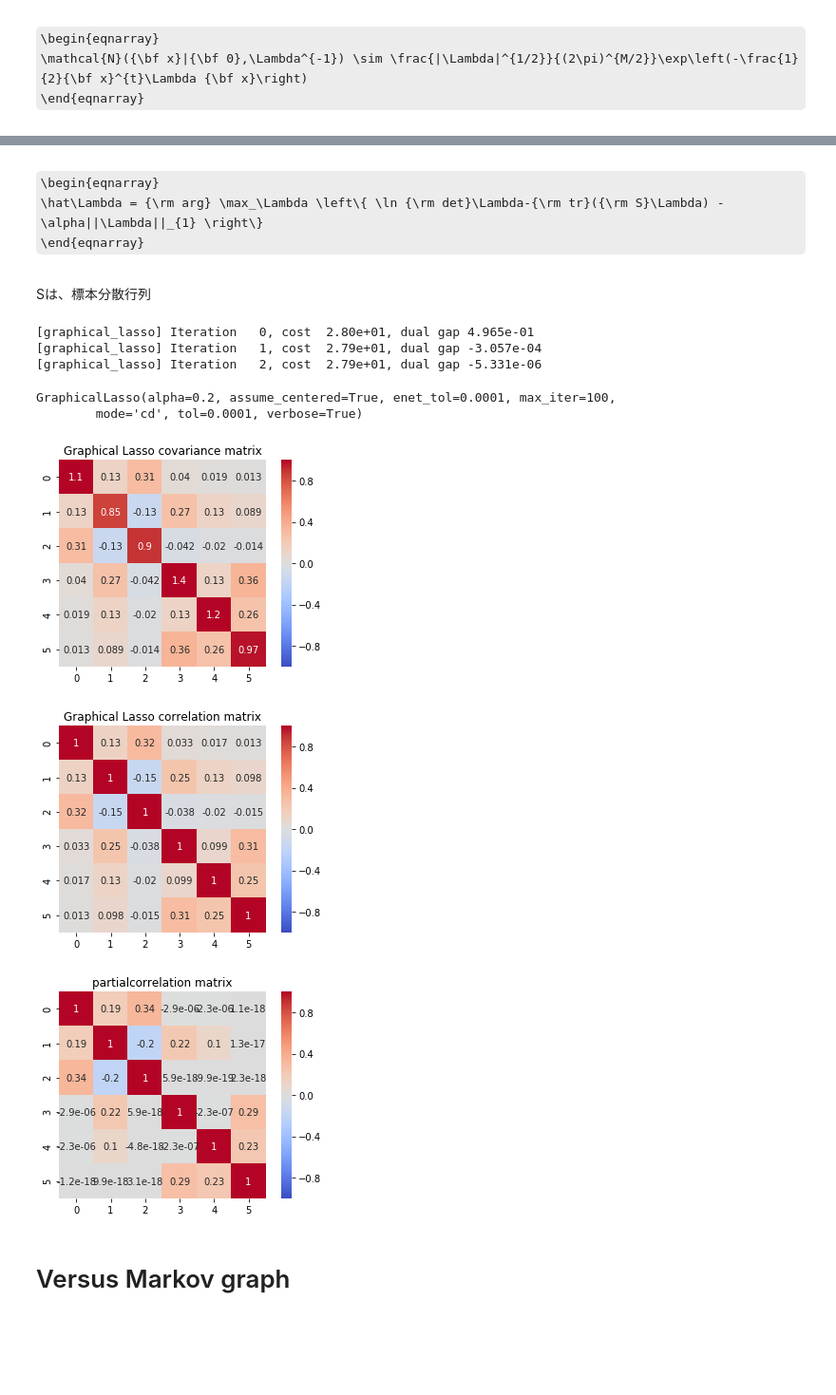
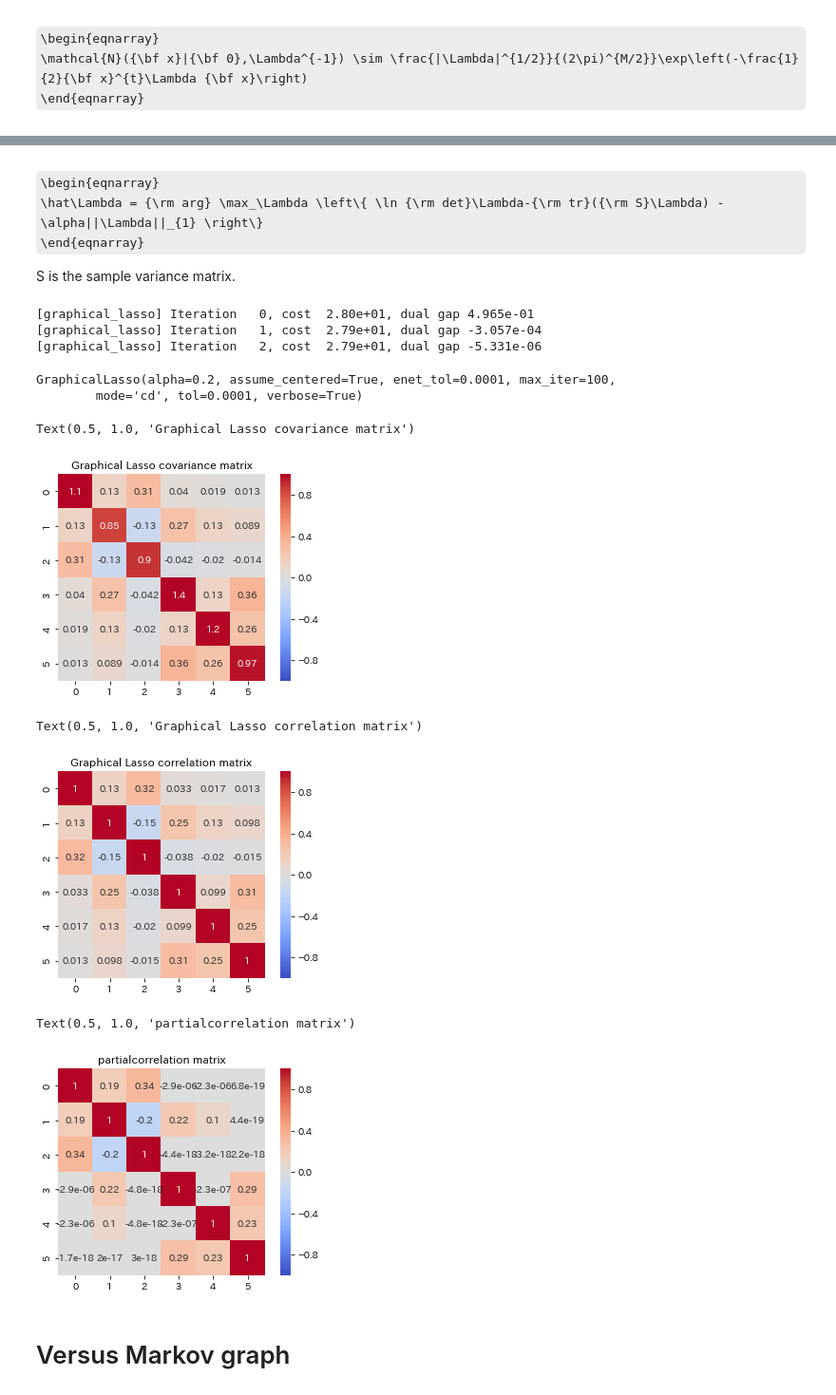
Before and after one commit to JohnYKiyo/GraphicalLasso-MarkovGraph, a Jupyter notebook: GraphLasso-VersusMarkovGraph.ipynb, the cells around one changed output, grey strips where cells are left out. Shown at 95% size. Saved outputs shown, nothing was run; the diff lists cells and outputs as text; code cells hidden in the pictures; some formulas as TeX source; blank space fills up the shorter version.

```diff
--- a/GraphLasso-VersusMarkovGraph.ipynb
+++ b/GraphLasso-VersusMarkovGraph.ipynb
@@ -128,7 +124,8 @@ If it is not 0, there is a direct correlation between $x_i$ and $x_j$.
 \begin{eqnarray}
    \hat\Lambda = {\rm arg} \max_\Lambda \left\{ \ln {\rm det}\Lambda-{\rm tr}({\rm S}\Lambda) - \alpha||\Lambda||_{1} \right\}
 \end{eqnarray}
-Sは、標本分散行列
+
+S is the sample variance matrix.
 # %%
 alpha = 0.2
 model = sklearn.covariance.GraphicalLasso(alpha=alpha,
@@ -143,26 +140,22 @@ model.fit(df_X)
 GraphicalLasso(alpha=0.2, assume_centered=True, enet_tol=0.0001, max_iter=100,
         mode='cd', tol=0.0001, verbose=True)
 # %%
-h=sns.heatmap(model.covariance_,cmap='coolwarm',square=True,annot=True,vmin=-1,vmax=1)
-h.figure.set_facecolor('w')
+h = sns.heatmap(model.covariance_,cmap='coolwarm',square=True,annot=True,vmin=-1,vmax=1)
 h.set_title('Graphical Lasso covariance matrix')
-plt.show()
 # %% [output]
+Text(0.5, 1.0, 'Graphical Lasso covariance matrix')
-[figure, old version]
+[figure, new version]
 # %%
-h=sns.heatmap(cov2corr(model.covariance_),cmap='coolwarm',square=True,annot=True,vmin=-1,vmax=1)
-h.figure.set_facecolor('w')
+h = sns.heatmap(cov2corr(model.covariance_),cmap='coolwarm',square=True,annot=True,vmin=-1,vmax=1)
 h.set_title('Graphical Lasso correlation matrix')
-plt.show()
 # %% [output]
+Text(0.5, 1.0, 'Graphical Lasso correlation matrix')
-[figure, old version]
+[figure, new version]
 # %%
-
-h=sns.heatmap(cov2partialcorr(model.covariance_),cmap='coolwarm',square=True,annot=True,vmin=-1,vmax=1)
-h.figure.set_facecolor('w')
+h = sns.heatmap(cov2partialcorr(model.covariance_),cmap='coolwarm',square=True,annot=True,vmin=-1,vmax=1)
 h.set_title('partialcorrelation matrix')
-plt.show()
 # %% [output]
+Text(0.5, 1.0, 'partialcorrelation matrix')
-[figure, old version]
+[figure, new version]
 # %% [markdown]
 # Versus Markov graph
```
Also changed, not shown: parts of 24 cells of this notebook, 1 other file.
